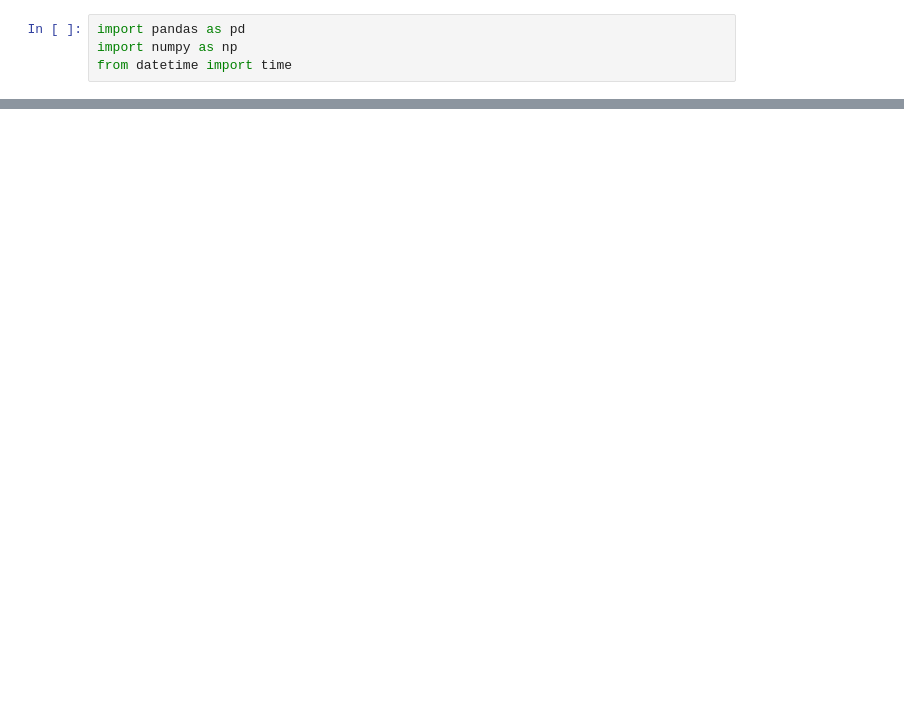
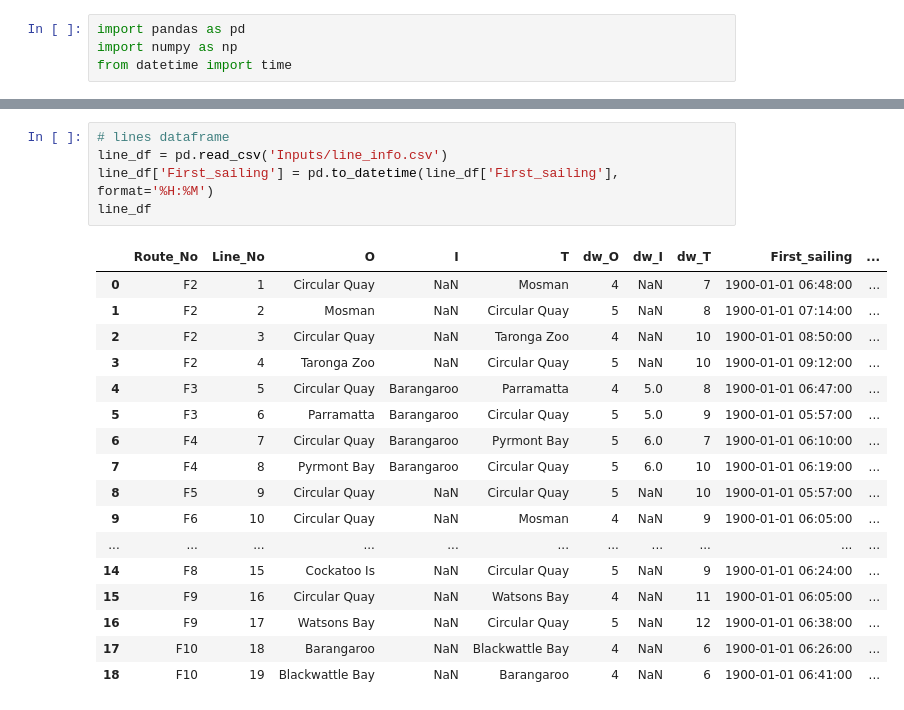
Before and after one commit to ricardo3709/FerryILP, a Jupyter notebook: load_ferry_data.ipynb, the cells around one changed output, grey strips where cells are left out. Cells and saved outputs as stored; diff of their text form; blank space fills up the shorter version.

```diff
--- a/load_ferry_data.ipynb
+++ b/load_ferry_data.ipynb
@@ -320,0 +39,23 @@ for s in Zset:
+# %%
+# lines dataframe
+line_df = pd.read_csv('Inputs/line_info.csv')
+line_df['First_sailing'] = pd.to_datetime(line_df['First_sailing'], format='%H:%M')
+line_df
+# %% [output]
+|  | Route_No | Line_No | O | I | T | dw_O | dw_I | dw_T | First_sailing | ... |
+| 0 | F2 | 1 | Circular Quay | NaN | Mosman | 4 | NaN | 7 | 1900-01-01 06:48:00 | ... |
+| 1 | F2 | 2 | Mosman | NaN | Circular Quay | 5 | NaN | 8 | 1900-01-01 07:14:00 | ... |
+| 2 | F2 | 3 | Circular Quay | NaN | Taronga Zoo | 4 | NaN | 10 | 1900-01-01 08:50:00 | ... |
+| 3 | F2 | 4 | Taronga Zoo | NaN | Circular Quay | 5 | NaN | 10 | 1900-01-01 09:12:00 | ... |
+| 4 | F3 | 5 | Circular Quay | Barangaroo | Parramatta | 4 | 5.0 | 8 | 1900-01-01 06:47:00 | ... |
+| 5 | F3 | 6 | Parramatta | Barangaroo | Circular Quay | 5 | 5.0 | 9 | 1900-01-01 05:57:00 | ... |
+| 6 | F4 | 7 | Circular Quay | Barangaroo | Pyrmont Bay | 5 | 6.0 | 7 | 1900-01-01 06:10:00 | ... |
+| 7 | F4 | 8 | Pyrmont Bay | Barangaroo | Circular Quay | 5 | 6.0 | 10 | 1900-01-01 06:19:00 | ... |
+| 8 | F5 | 9 | Circular Quay | NaN | Circular Quay | 5 | NaN | 10 | 1900-01-01 05:57:00 | ... |
+| 9 | F6 | 10 | Circular Quay | NaN | Mosman | 4 | NaN | 9 | 1900-01-01 06:05:00 | ... |
+| ... | ... | ... | ... | ... | ... | ... | ... | ... | ... | ... |
+| 14 | F8 | 15 | Cockatoo Is | NaN | Circular Quay | 5 | NaN | 9 | 1900-01-01 06:24:00 | ... |
+| 15 | F9 | 16 | Circular Quay | NaN | Watsons Bay | 4 | NaN | 11 | 1900-01-01 06:05:00 | ... |
+| 16 | F9 | 17 | Watsons Bay | NaN | Circular Quay | 5 | NaN | 12 | 1900-01-01 06:38:00 | ... |
+| 17 | F10 | 18 | Barangaroo | NaN | Blackwattle Bay | 4 | NaN | 6 | 1900-01-01 06:26:00 | ... |
+| 18 | F10 | 19 | Blackwattle Bay | NaN | Barangaroo | 4 | NaN | 6 | 1900-01-01 06:41:00 | ... |
```
Also changed, not shown: parts of 74 cells of this notebook.
